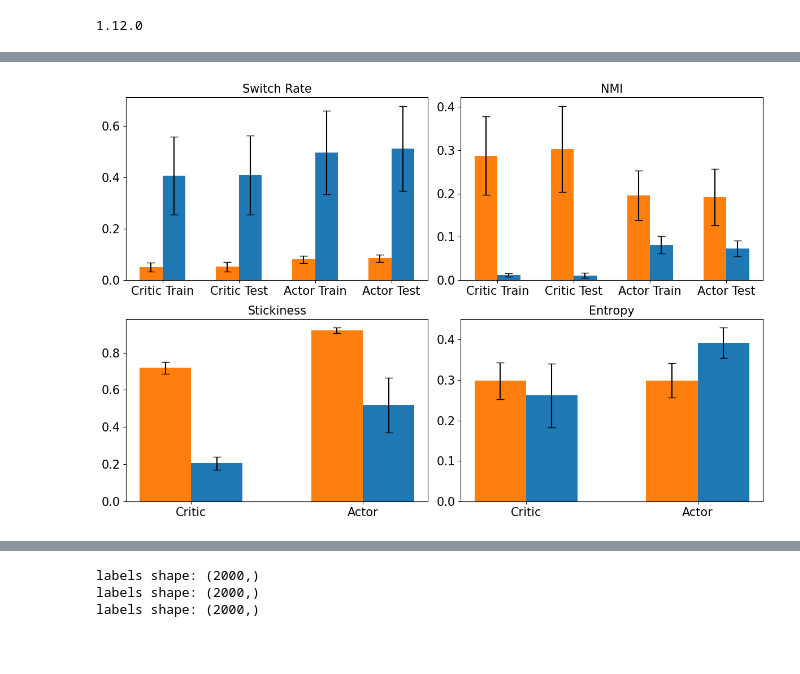
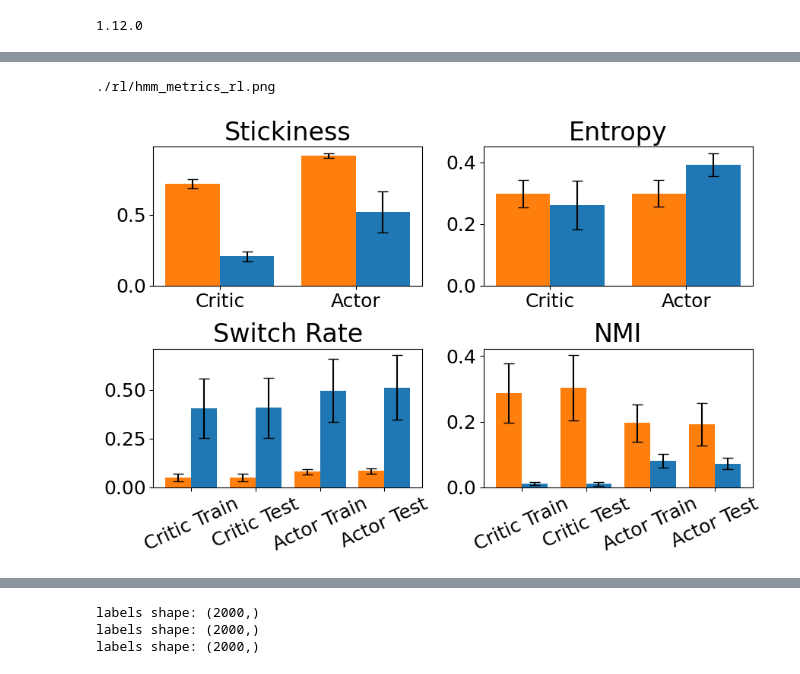
Before and after one commit to NeuroAIHub/EISep, a Jupyter notebook: docs/examples/rl_hmm.ipynb, the cells around one changed output, grey strips where cells are left out. Drawn from its saved outputs; the diff is of its cells as text; code cells hidden in the pictures; blank space fills up the shorter version.

```diff
--- a/docs/examples/rl_hmm.ipynb
+++ b/docs/examples/rl_hmm.ipynb
@@ -87,2 +161,13 @@ critic simple
 # %%
-print(ll_avg[0,1,1])
+output_path = './rl/hmm_metrics_rl.pkl'
+with open(output_path, 'rb') as f:
+    data = pkl.load(f)
+ll_avg = data['ll_avg']
+switch_rate = data['switch_rate']
+stickiness = data['stickiness']
+entropy = data['entropy']
+nmi = data['nmi']
+
+n_seed = 5
+network_names = ['critic', 'actor']
+validation_names = ['train', 'test']
@@ -126,46 +221,53 @@ plt.savefig('./rl/hmm_ll_avg_rl.png', dpi=400)
 # %%
-all_metrics = [switch_rate, nmi, stickiness, entropy]
+all_metrics = [stickiness, entropy, switch_rate, nmi, ]
 mean_metrics = [np.mean(metric, axis=-1) for metric in all_metrics]
 ste_metrics = [np.std(metric, axis=-1)/np.sqrt(n_seed) for metric in all_metrics]
 # Plotting
-fontsize = 15
-fig, ax = plt.subplots(2,2, figsize=(12,8))
+fontsize = 20
+fig, ax = plt.subplots(2,2, figsize=(9,6))
 ax = ax.flatten()
 network_name_titles = ['Critic', 'Actor']
 configuration_titles = ['EISep(A+C)', 'Simple']
+# configuration_titles = ['EISep(A+C)', 'EntryEI']
 validation_name_titles = ['Train', 'Test']
 colors = ['C1', 'C0']
-configuration_offset = [0.2, 0.8]
-lines = [None] * len(configurations)
-for i, metric_name in enumerate(['Switch Rate', 'NMI', 'Stickiness', 'Entropy']):
+# colors = ['C1', 'C9']
+configuration_offset = [0.1, 0.9]
+lines = [None] * len(configuration_titles)
+for i, metric_name in enumerate(['Stickiness', 'Entropy', 'Switch Rate', 'NMI']):
     if metric_name in ['Stickiness', 'Entropy']:
         x_ticks = np.arange(len(network_names))*2 + 0.5
         x_ticklabels = ['Critic', 'Actor']
         for j, network_name in enumerate(network_name_titles):
             for k, configuration in enumerate(configuration_titles):
                 mean_data = mean_metrics[i][j, k]
                 ste_data = ste_metrics[i][j, k]
                 position = j*2 + configuration_offset[k]
-                lines[k] = ax[i].bar(position, mean_data, yerr=ste_data, color=colors[k], width=0.6, capsize=5)
+                lines[k] = ax[i].bar(position, mean_data, yerr=ste_data, color=colors[k], width=0.8, capsize=5)
+        ax[i].set_xticks(x_ticks)
+        ax[i].set_xticklabels(x_ticklabels, fontsize=fontsize)
     else:
         x_ticks = np.arange(len(network_names)*len(validation_name_titles))*2 + 0.5
         x_ticklabels = ['Critic Train', 'Critic Test', 'Actor Train', 'Actor Test']
         for j, network_name in enumerate(network_names):
             for k, validation_name in enumerate(validation_name_titles):
                 for l, configuration in enumerate(configuration_titles):
                     mean_data = mean_metrics[i][j, k, l]
                     ste_data = ste_metrics[i][j, k, l]
                     position = j*4 + k*2 + configuration_offset[l]
-                    lines[l] = ax[i].bar(position, mean_data, yerr=ste_data, color=colors[l], width=0.6, capsize=5)
-    ax[i].set_xticks(x_ticks)
-    ax[i].set_xticklabels(x_ticklabels)
-    ax[i].set_title(metric_name, fontsize=fontsize)
-    ax[i].tick_params(labelsize=fontsize)
+                    lines[l] = ax[i].bar(position, mean_data, yerr=ste_data, color=colors[l], width=0.8, capsize=5)
+        ax[i].set_xticks(x_ticks)
+        ax[i].set_xticklabels(x_ticklabels, rotation=25, fontsize=fontsize)
+    ax[i].set_title(metric_name, fontsize=fontsize+4)
+    ax[i].tick_params(labelsize=fontsize-2)
     # ax[i].legend(lines, configuration_titles)
 # ax[0].set_ylim(-500, 800)
 # ax[1].set_ylim(0,0.5)
 plt.tight_layout()
-plt.savefig('./rl/hmm_metrics_rl.png')
+savefig('./rl/hmm_metrics_rl.png', dpi=400)
+# savefig('./rl/hmm_metrics_rl_entryei.png', dpi=400)
+# print('./rl/hmm_metrics_rl_entryei.png')
 # %% [output]
+./rl/hmm_metrics_rl.png
-[figure, old version]
+[figure, new version]
 # %%
```
Also changed, not shown: parts of 15 cells of this notebook, 5 other files.
